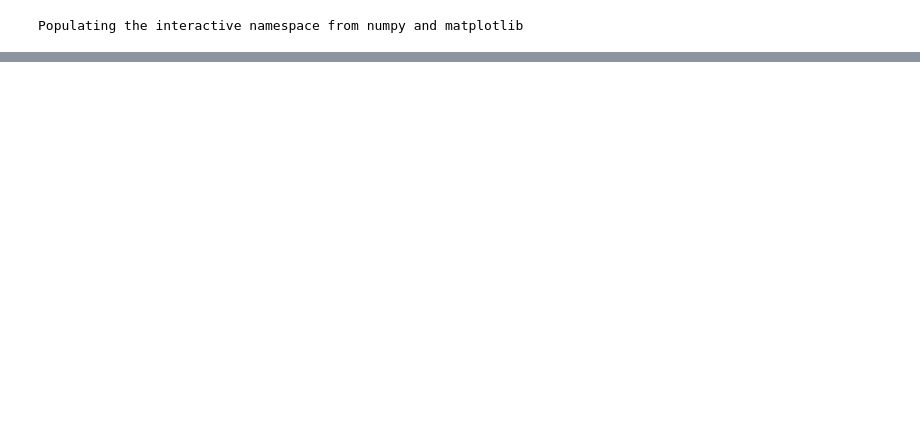
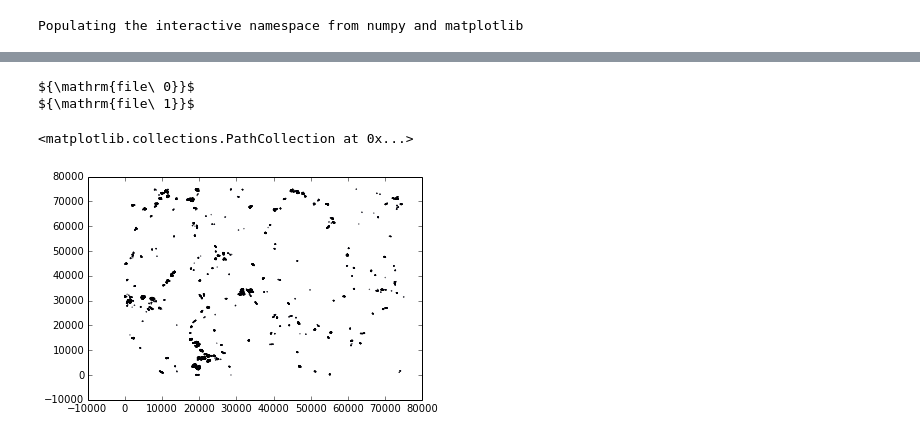
Before and after one commit to forero/ArepoWeb, a Jupyter notebook: src/PlayArepoSnapshot.ipynb, the cells around one changed output, grey strips where cells are left out. Cells and saved outputs as stored; diff of their text form; code cells hidden in the pictures; blank space fills up the shorter version.

Commit message:
updated plots with external reading routines

```diff
--- a/src/PlayArepoSnapshot.ipynb
+++ b/src/PlayArepoSnapshot.ipynb
@@ -57,0 +22,49 @@ scatter(fluid_quants[:100000,0], fluid_quants[:100000,1],s=0.1)
+# %%
+def load_snap(path, snapnum, filenum):
+    filename="%s/snap_%d.%d"%(path, snapnum, filenum)
+    position = snap.read_block(filename, "POS ", parttype=0)
+    velocity = snap.read_block(filename, "VEL ", parttype=0)
+    potential = snap.read_block(filename, "POT ", parttype=0)
+    rho_gas = snap.read_block(filename, "RHO ", parttype=0)
+    volume = snap.read_block(filename, "VOL ", parttype=0)
+    return position, velocity, potential, rho_gas, volume
+# %%
+def make_dens_plot(density, snapnum=1, filenum=1):
+    fig = figure(1, figsize=(9.5,6.5))
+    min_val = amin(log10(density))
+    n = hist(log10(dens),50, normed=1, color='silver')
+    ax = axes()
+    enlarge_labels(ax)
+    ax.set_ylabel("${\mathrm{Histogram}}$", fontsize=25)
+    ax.set_xlabel(r"$\log_{10} \rho [10^{10}M_{\odot} \mathrm{kpc}^{-3} h^{-2}]$",fontsize=25)
+    filename = 'dens_hist_snap%d_file%d'%(snapnum,filenum)
+    texto = "${\mathrm{file\ %d}}$"%(filenum)
+    print texto
+    ax.set_xlim([-12.0,-5.0])
+    ax.set_ylim([0.0,1.0])
+    ax.text(-11.5,0.8,texto, fontsize=35)
+    savefig(filename + '.eps',format = 'eps', transparent=True)
+    savefig(filename + '.pdf',format = 'pdf', transparent=True)
+    savefig(filename + '.png',format = 'png', transparent=True)
+    close(fig)
+# %%
+snapnum=135
+filenum=31
+data_path= "/Users/forero/work/ArepoWeb/data/L75n455FP/snapdir_135"
+for i in range(2):
+    pos, vel, p, dens, vol = load_snap(data_path, snapnum, i)
+    make_dens_plot(dens, snapnum=snapnum, filenum=i)
+# %% [output]
+${\mathrm{file\ 0}}$
+${\mathrm{file\ 1}}$
+# %%
+pos_x = pos[:,0]
+pos_y = pos[:,1]
+pos_z = pos[:,2]
+# %%
+index = where((pos_z>4000.0) & (pos_z<9000.0) & (log10(dens)>-8.0))
+index = index[0]
+scatter(pos_x[index], pos_y[index],s=0.1)
+# %% [output]
+<matplotlib.collections.PathCollection at 0x...>
+[figure, added]
```
Also changed, not shown: parts of 22 cells of this notebook.
